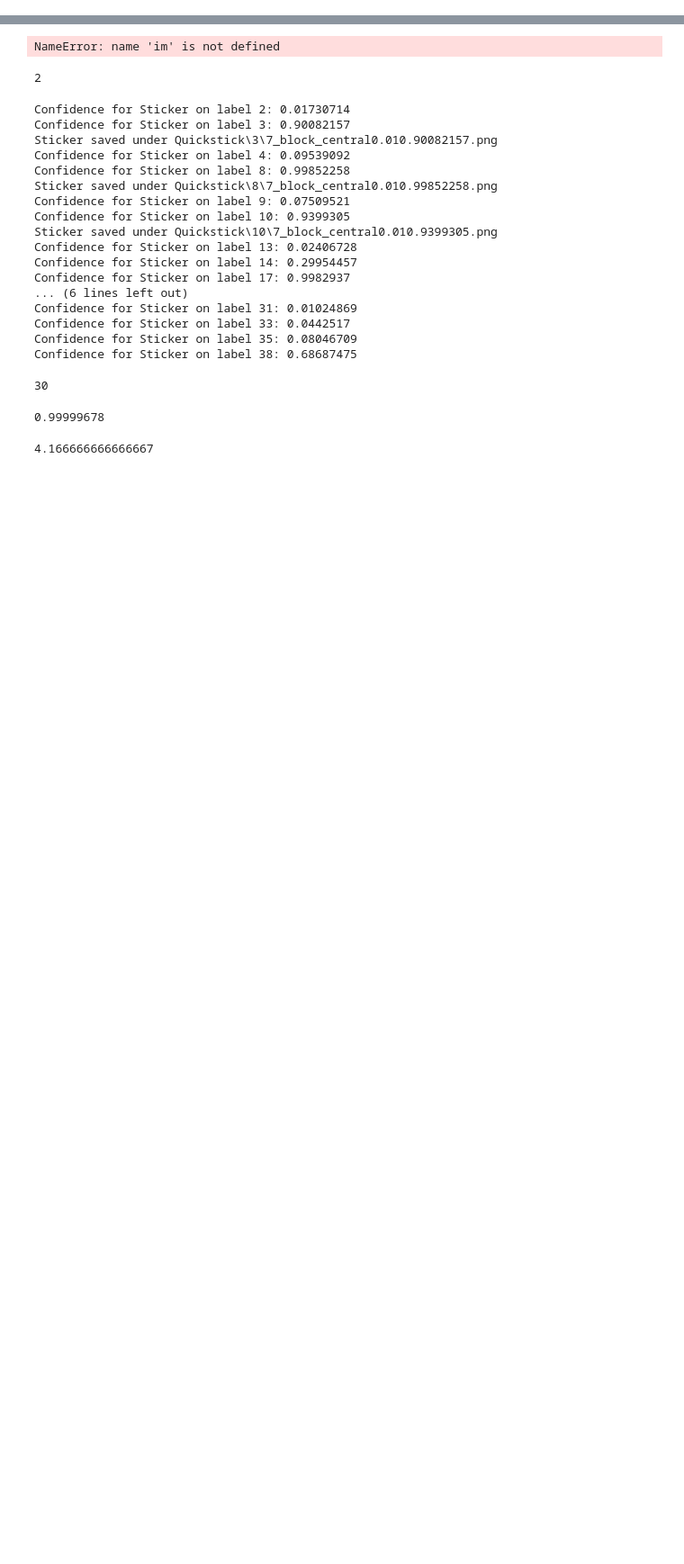
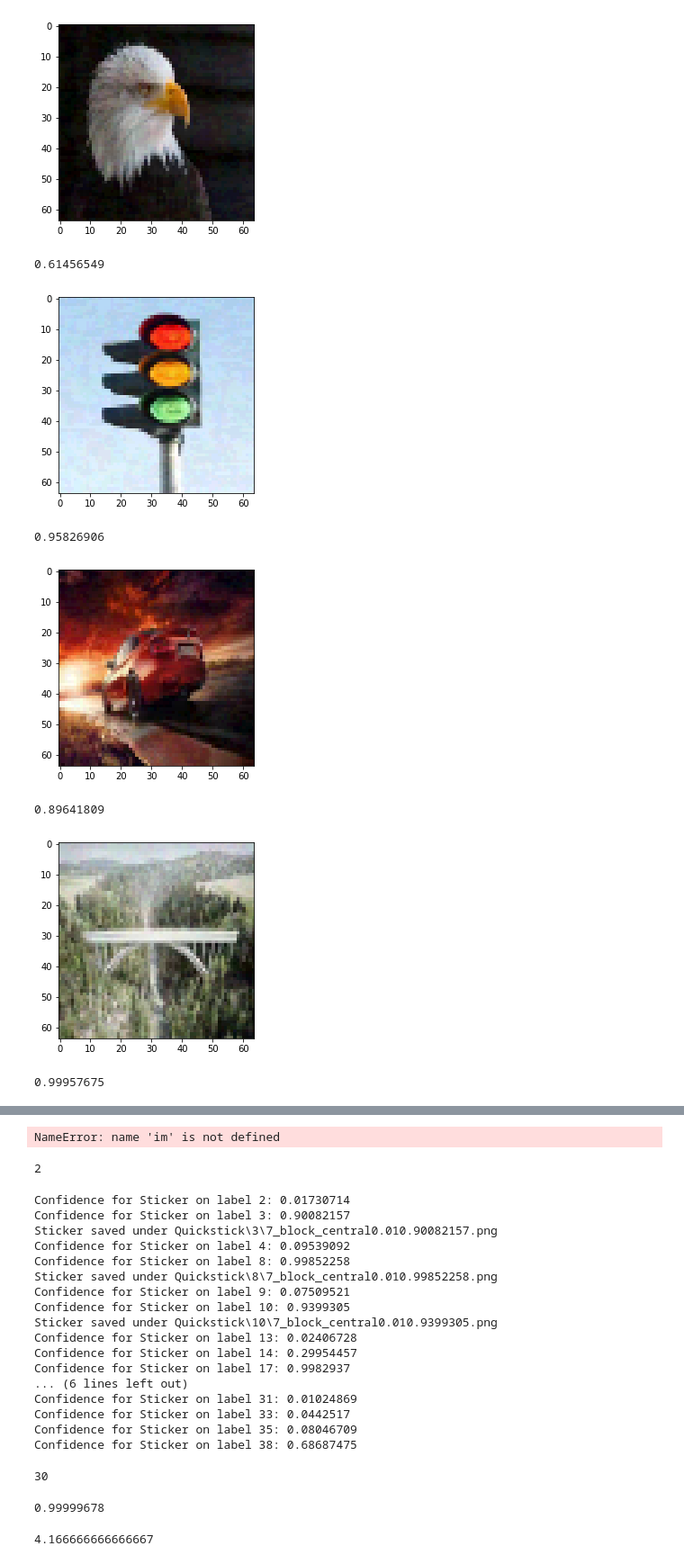
Before and after one commit to flodorner/Infocup_final, a Jupyter notebook: Untitled.ipynb, the cells around one changed output, grey strips where cells are left out. Shown at 90% size. Drawn from its saved outputs; the diff is of its cells as text; code cells hidden in the pictures; blank space fills up the shorter version.

```diff
--- a/Untitled.ipynb
+++ b/Untitled.ipynb
@@ -4,0 +15,46 @@ from utilities import query_to_labels, url_to_torch,query_to_labels
+# %%
+
+device = torch.device('cuda:0')
+model = create_distilled(device)
+
+def fgsm_test(model,bounds=[5,25]):
+    convsum_base = 0
+    convsum_ad = {key:0 for key in bounds}
+    times = {key:0 for key in bounds}
+    a = fgsm.FGSM(model=model)
+    a.print = False
+    imlist = glob("Val_Delete!\\*")
+    for bound in bounds:
+        a.bound=bound
+        times[bound]=time()
+        for imurl in imlist:
+            conv = a.simple_attack(imurl, "temp.png")
+            convsum_ad[bound] += conv
+            convsum_base += np.max(query_to_labels(imurl))
+            im = url_to_im ("temp.png")
+            plt.imshow(im)
+            plt.show()
+            print(conv)
+            sleep(12)
+        times[bound] = time()-times[bound]-12*len(imlist)
+    try:
+        remove("temp.png")
+    except:
+        pass
+
+    print("baseline confidence: " + str(convsum_base/len(imlist)))
+
+    for key in bounds:
+        print("average confidence for bound = " + str(key) + ": " + str(convsum_ad[key]/len(imlist)))
+        print("time taken: " + str(times[key]) + " seconds")
+# %%
+fgsm_test(model)
+# %% [output]
+[figure, added]
+0.61456549
+[figure, added]
+0.95826906
+[figure, added]
+0.89641809
+[figure, added]
+0.99957675
```
Also changed, not shown: parts of 4 cells of this notebook, 31 other files.
